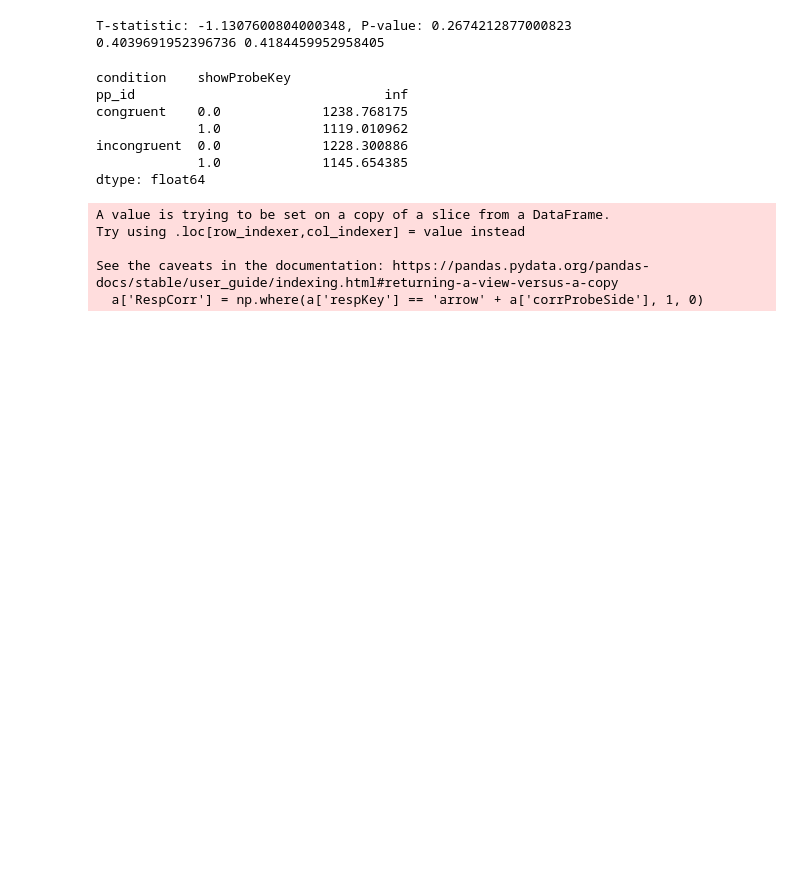
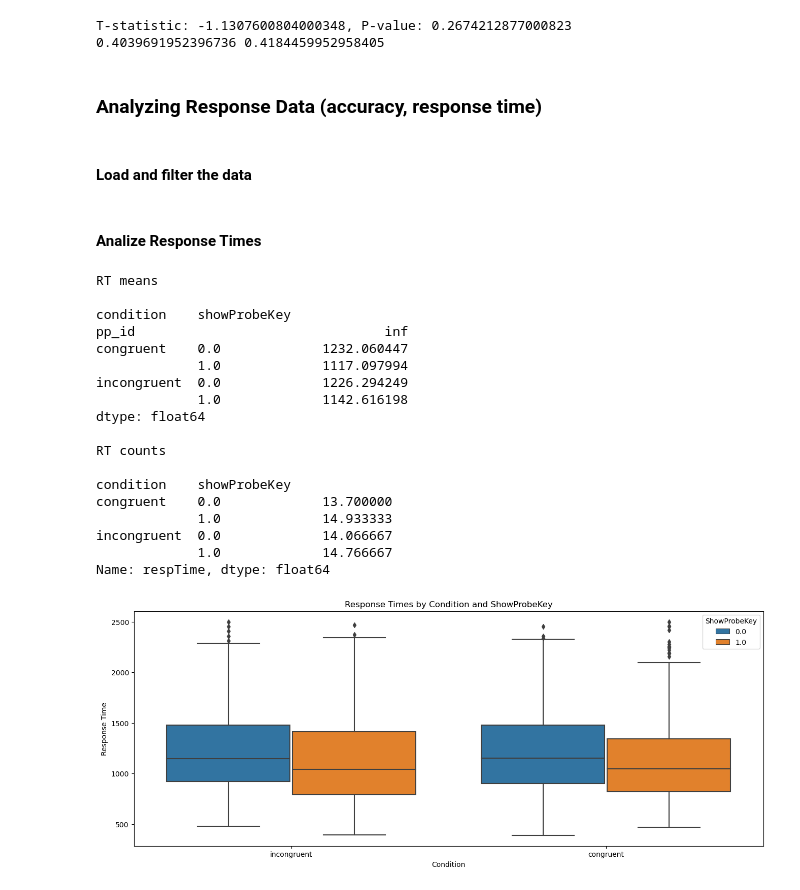
Before and after one commit to artembelopolsky/DeepEye_analyze, a Jupyter notebook: deepeye_analyze_Spaak_stats.ipynb, the cells around one changed output. Cells and saved outputs as stored; diff of their text form; code cells hidden in the pictures; blank space fills up the shorter version.

Commit message:
finalized resp analysis

```diff
--- a/deepeye_analyze_Spaak_stats.ipynb
+++ b/deepeye_analyze_Spaak_stats.ipynb
@@ -317,8 +318,26 @@ print(con.mean(), incon.mean())
 [figure]
 T-statistic: -1.1307600804000348, P-value: 0.2674212877000823
 0.4039691952396736 0.4184459952958405
+# %% [markdown]
+### Analyzing Response Data (accuracy, response time)
+# %% [markdown]
+#### Load and filter the data
 # %%
-resp_df = pd.read_csv('C:/Users/artem/Dropbox/Appliedwork/CognitiveSolutions/Projects/DeepEye/TechnicalReports/TechnicalReport1/Test_Spaak/data/approved/analysis/allSubjects_Spaak_resp.csv')
+path_resp = os.path.join(path, 'allSubjects_Spaak_resp.csv')
+resp_df = pd.read_csv(path_resp)
 
 resp_df['pp_id'] = resp_df['fName'].str.split('.').str[0].str.rsplit('_', 1).str[0]
+
+# filter out excluded participants if needed
+resp_df = resp_df[~resp_df['pp_id'].isin(['2024_06_14_09_03_43', '2024_06_14_11_03_20'])]
+
+# filter out columns
 resp_df = resp_df[['pp_id', 'trialNr', 'condition', 'respKey', 'respTime', 'sceneName', 'probeCorr', 'probeIncorr', 'showProbeKey', 'corrProbeSide', 'event']]
+
+# drop duplicates
+resp_df = resp_df.drop_duplicates(subset=['pp_id', 'trialNr', 'event'])
+# save the data
+resp_df.to_csv(os.path.join(path, 'allSubjects_Spaak_resp2.csv'), index=False)
+
+# add a column coding response accuracy
+resp_df['respCorr'] = np.where(resp_df['respKey'] == 'arrow' + resp_df['corrProbeSide'], 1, 0)
@@ -328,19 +344,49 @@ a.to_csv('C:/Users/artem/Dropbox/Appliedwork/CognitiveSolutions/Projects/DeepEye
+# %% [markdown]
+#### Analize Response Times
 # %%
-a['RespCorr'] = np.where(a['respKey'] == 'arrow' + a['corrProbeSide'], 1, 0)
-a = a.dropna(subset=['respTime'])
-b = a.groupby(['pp_id', 'condition', 'showProbeKey']).respTime.mean().reset_index()
-c = pd.pivot_table(b, values='respTime', index=['pp_id'], columns=['condition', 'showProbeKey']).reset_index()
-print(c.mean())
+rt_df = resp_df.dropna(subset=['respTime'])
+rt_df = rt_df[rt_df.respCorr == 1]
+
+rt_df_counts = rt_df.groupby(['pp_id', 'condition', 'showProbeKey']).respTime.count().reset_index()
+rt_df_means = rt_df.groupby(['pp_id', 'condition', 'showProbeKey']).respTime.mean().reset_index()
+
+rt_tab = pd.pivot_table(rt_df_means, values='respTime', index=['pp_id'], columns=['condition', 'showProbeKey']).reset_index()
+
+print('RT means\n')
+print(rt_tab.mean())
+print ('\nRT counts\n')
+print(rt_df_counts.groupby(['condition', 'showProbeKey']).respTime.mean())
+
+
+# Create the box plot
+plt.figure(figsize=(16, 6))
+sns.boxplot(x='condition', y='respTime', hue='showProbeKey', data=rt_df)
+
+# Adding titles and labels
+plt.title('Response Times by Condition and ShowProbeKey')
+plt.xlabel('Condition')
+plt.ylabel('Response Time')
+plt.legend(title='ShowProbeKey')
+
+# Show the plot
+plt.show()
 # %% [output]
+RT means
+
 condition    showProbeKey
 pp_id                                inf
-congruent    0.0             1238.768175
-             1.0             1119.010962
-incongruent  0.0             1228.300886
-             1.0             1145.654385
+congruent    0.0             1232.060447
+             1.0             1117.097994
+incongruent  0.0             1226.294249
+             1.0             1142.616198
 dtype: float64
+
+RT counts
+
+condition    showProbeKey
+congruent    0.0             13.700000
+             1.0             14.933333
+incongruent  0.0             14.066667
+             1.0             14.766667
+Name: respTime, dtype: float64
-A value is trying to be set on a copy of a slice from a DataFrame.
-Try using .loc[row_indexer,col_indexer] = value instead
-
-See the caveats in the documentation: https://pandas.pydata.org/pandas-docs/stable/user_guide/indexing.html#returning-a-view-versus-a-copy
-  a['RespCorr'] = np.where(a['respKey'] == 'arrow' + a['corrProbeSide'], 1, 0)
+[figure, added]
```
Also changed, not shown: parts of 6 cells of this notebook.
